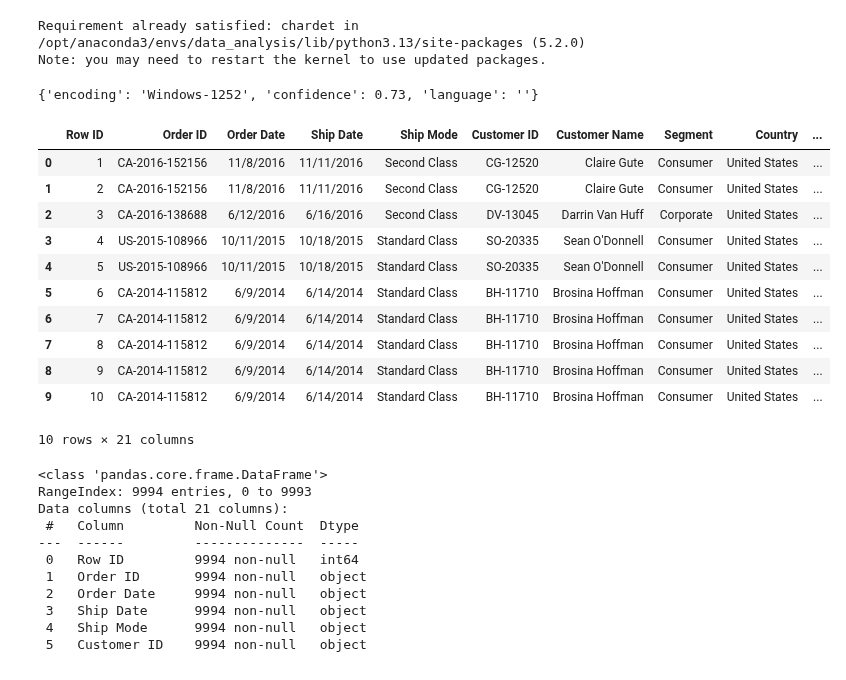
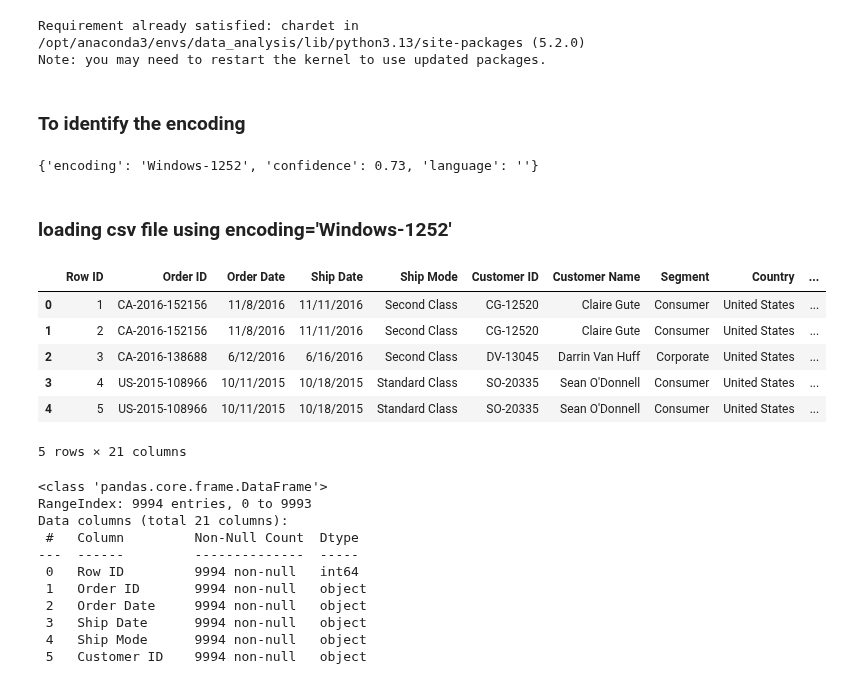
Before and after one commit to bbhatta10/E-Commerce-Sales-Insights-Tableau-Dashboard-, a Jupyter notebook: BI.ipynb, the cells around one changed output. Drawn from its saved outputs; the diff is of its cells as text; code cells hidden in the pictures.

```diff
--- a/BI.ipynb
+++ b/BI.ipynb
@@ -3,6 +3,8 @@ pip install chardet
 # %% [output]
 Requirement already satisfied: chardet in /opt/anaconda3/envs/data_analysis/lib/python3.13/site-packages (5.2.0)
 Note: you may need to restart the kernel to use updated packages.
+# %% [markdown]
+### To identify the encoding
 # %%
 import pandas as pd
 import chardet
@@ -12,23 +14,20 @@ with open('Superstore.csv', 'rb') as f:
     print(result)
 # %% [output]
 {'encoding': 'Windows-1252', 'confidence': 0.73, 'language': ''}
+# %% [markdown]
+### loading csv file using encoding='Windows-1252'
 # %%
 business_data = pd.read_csv('Superstore.csv', encoding='Windows-1252')
 # %%
-business_data.head(10)
+business_data.head()
 # %% [output]
 |  | Row ID | Order ID | Order Date | Ship Date | Ship Mode | Customer ID | Customer Name | Segment | Country | ... |
 | 0 | 1 | CA-2016-152156 | 11/8/2016 | 11/11/2016 | Second Class | CG-12520 | Claire Gute | Consumer | United States | ... |
 | 1 | 2 | CA-2016-152156 | 11/8/2016 | 11/11/2016 | Second Class | CG-12520 | Claire Gute | Consumer | United States | ... |
 | 2 | 3 | CA-2016-138688 | 6/12/2016 | 6/16/2016 | Second Class | DV-13045 | Darrin Van Huff | Corporate | United States | ... |
 | 3 | 4 | US-2015-108966 | 10/11/2015 | 10/18/2015 | Standard Class | SO-20335 | Sean O'Donnell | Consumer | United States | ... |
 | 4 | 5 | US-2015-108966 | 10/11/2015 | 10/18/2015 | Standard Class | SO-20335 | Sean O'Donnell | Consumer | United States | ... |
-| 5 | 6 | CA-2014-115812 | 6/9/2014 | 6/14/2014 | Standard Class | BH-11710 | Brosina Hoffman | Consumer | United States | ... |
-| 6 | 7 | CA-2014-115812 | 6/9/2014 | 6/14/2014 | Standard Class | BH-11710 | Brosina Hoffman | Consumer | United States | ... |
-| 7 | 8 | CA-2014-115812 | 6/9/2014 | 6/14/2014 | Standard Class | BH-11710 | Brosina Hoffman | Consumer | United States | ... |
-| 8 | 9 | CA-2014-115812 | 6/9/2014 | 6/14/2014 | Standard Class | BH-11710 | Brosina Hoffman | Consumer | United States | ... |
-| 9 | 10 | CA-2014-115812 | 6/9/2014 | 6/14/2014 | Standard Class | BH-11710 | Brosina Hoffman | Consumer | United States | ... |
-10 rows × 21 columns
+5 rows × 21 columns
 # %%
 business_data.info()
 # %% [output]
```
Also changed, not shown: parts of 14 cells of this notebook, 6 other files.
